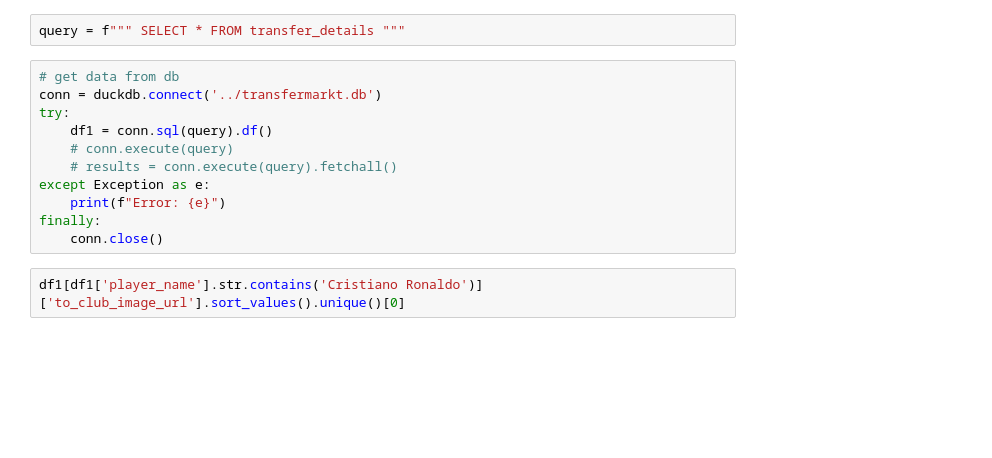
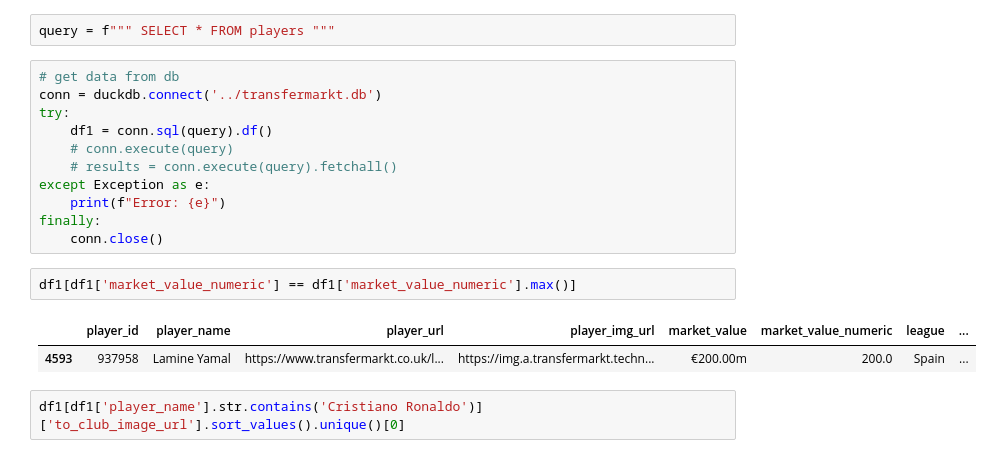
Before and after one commit to davidsirait/guess_the_player, a Jupyter notebook: notebook/scrapper.ipynb, the cells around one changed output. Saved outputs shown, nothing was run; the diff lists cells and outputs as text; blank space fills up the shorter version.

```diff
--- a/notebook/scrapper.ipynb
+++ b/notebook/scrapper.ipynb
@@ -17,7 +17,7 @@ query = f""" SELECT
             WHERE b.transfer_date IS NOT NULL AND b.transfer_date <> ''
             ORDER BY id desc; """
 # %%
-query = f""" SELECT * FROM transfer_details """
+query = f""" SELECT * FROM players """
 # %%
 # get data from db
 conn = duckdb.connect('../transfermarkt.db')
@@ -29,6 +29,11 @@ except Exception as e:
     print(f"Error: {e}")
 finally:
     conn.close()
+# %%
+df1[df1['market_value_numeric'] == df1['market_value_numeric'].max()]
+# %% [output]
+|  | player_id | player_name | player_url | player_img_url | market_value | market_value_numeric | league | ... |
+| 4593 | 937958 | Lamine Yamal | https://www.transfermarkt.co.uk/l... | https://img.a.transfermarkt.techn... | €200.00m | 200.0 | Spain | ... |
 # %%
 df1[df1['player_name'].str.contains('Cristiano Ronaldo')]['to_club_image_url'].sort_values().unique()[0]
 # %% [output]
```
Also changed, not shown: parts of 3 cells of this notebook, 1 other file.
